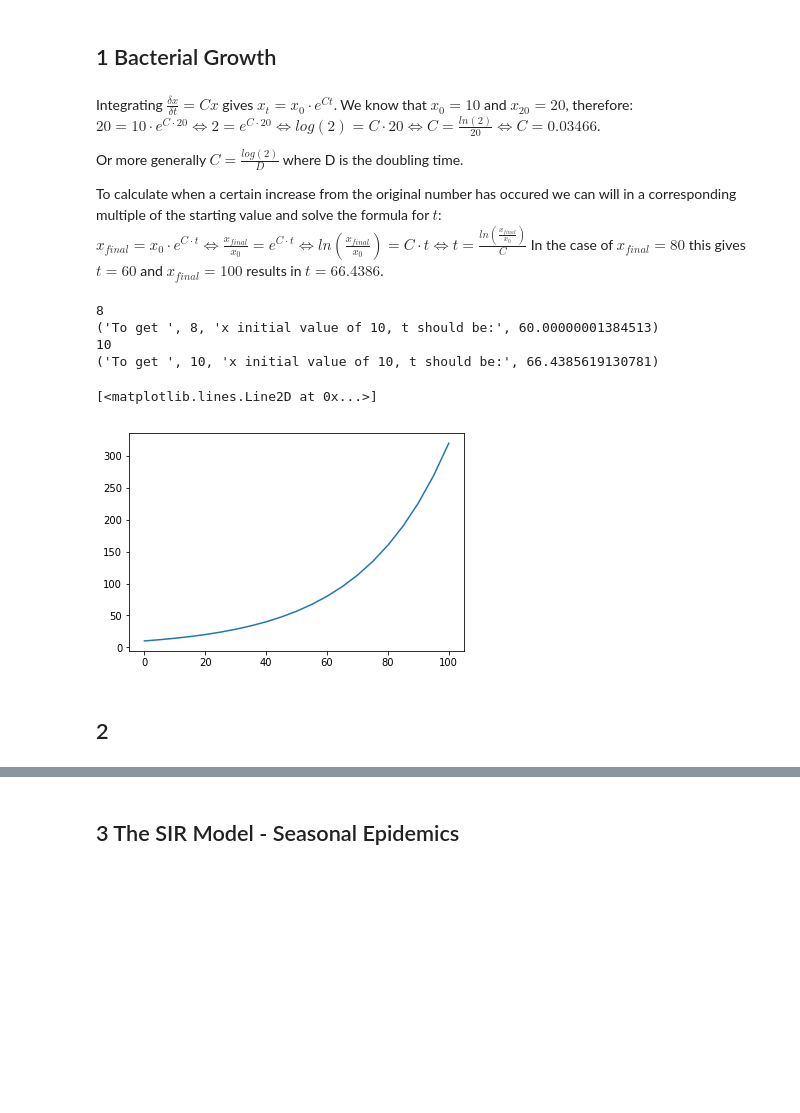
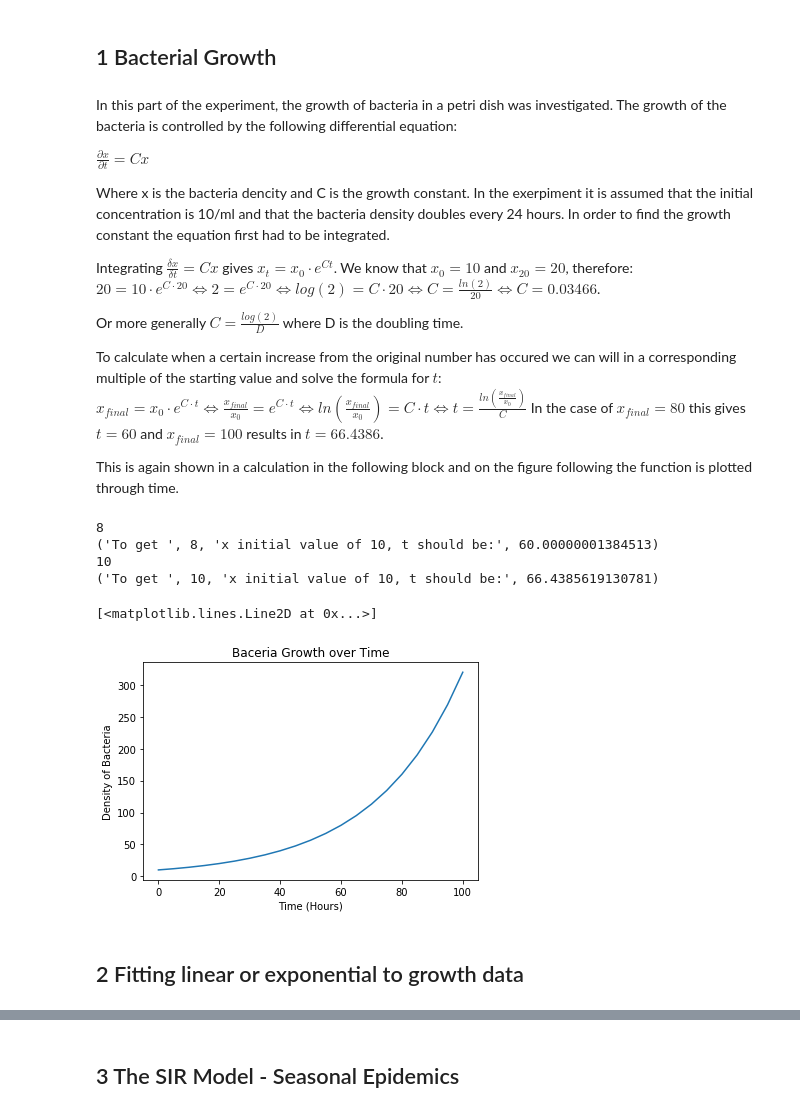
Before and after one commit to jelrae/compBio1, a Jupyter notebook: Final_Smart.ipynb, the cells around one changed output, grey strips where cells are left out. Drawn from its saved outputs; the diff is of its cells as text; code cells hidden in the pictures; blank space fills up the shorter version.

```diff
--- a/Final_Smart.ipynb
+++ b/Final_Smart.ipynb
@@ -7,6 +13,12 @@ While biological systems are often very complex, in many cases formulas are avai
 # %% [markdown]
 ## 1 Bacterial Growth
 # %% [markdown]
+In this part of the experiment, the growth of bacteria in a petri dish was investigated.  The growth of the bacteria is controlled by the following differential equation:
+
+$\frac{\partial{x}}{\partial{t}} = C x$
+
+Where x is the bacteria dencity and C is the growth constant.  In the exerpiment it is assumed that the initial concentration is 10/ml and that the bacteria density doubles every 24 hours.  In order to find the growth constant the equation first had to be integrated.
+
 Integrating $\frac{\delta x}{\delta t} = C x$ gives $x_{t} = x_0 \cdot e^{C t}$.
 We know that $x_{0} = 10$ and $x_{20} = 20$, therefore: $20 = 10 \cdot e^{C \cdot 20} \Leftrightarrow 2 = e^{C \cdot 20} \Leftrightarrow log(2) = C \cdot 20 \Leftrightarrow C = \frac{ln(2)}{20} \Leftrightarrow C = 0.03466$.
 
@@ -14,6 +26,8 @@ Or more generally $C = \frac{log(2)}{D}$ where D is the doubling time.
 
 To calculate when a certain increase from the original number has occured we can will in a corresponding multiple of the starting value and solve the formula for $t$: $x_{final} = x_0 \cdot e^{C \cdot t} \Leftrightarrow \frac{x_{final}}{x_0} = e^{C \cdot t} \Leftrightarrow ln(\frac{x_{final}}{x_0}) = C \cdot t \Leftrightarrow t = \frac{ln(\frac{x_{final}}{x_0})}{C}$
 In the case of $x_{final} = 80$ this gives $t = 60$ and $x_{final} = 100$ results in $t = 66.4386$.
+
+This is again shown in a calculation in the following block and on the figure following the function is plotted through time.
 # %%
 import math
 import numpy as np
@@ -33,10 +47,13 @@ for r in ratio:
 # %%
 time = np.arange(0,101,5)
 x = [10*math.exp(t*0.034657) for t in time]
-# %%
-plt.plot(time, x)
-# %% [output]
-[<matplotlib.lines.Line2D at 0x...>]
-[figure, removed]
-# %% [markdown]
-## 2
+# %%
+plt.title("Baceria Growth over Time")
+plt.xlabel("Time (Hours)")
+plt.ylabel("Density of Bacteria")
+plt.plot(time, x)
+# %% [output]
+[<matplotlib.lines.Line2D at 0x...>]
+[figure, added]
+# %% [markdown]
+## 2  Fitting linear or exponential to growth data
```
Also changed, not shown: parts of 8 cells of this notebook.
